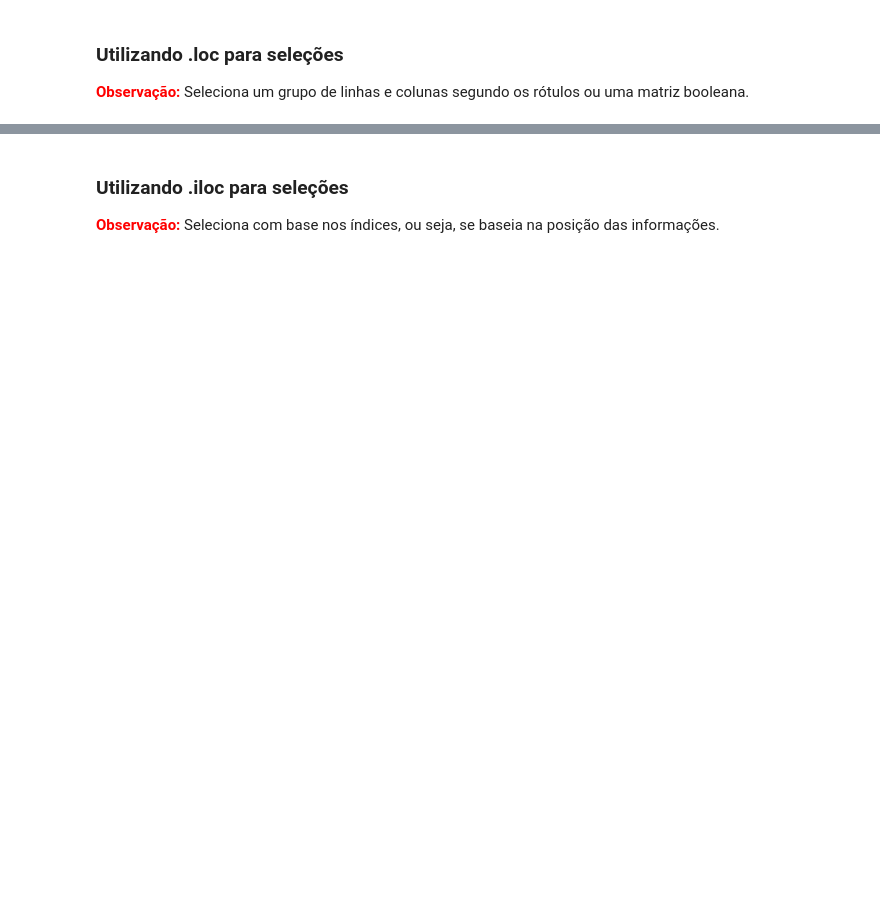
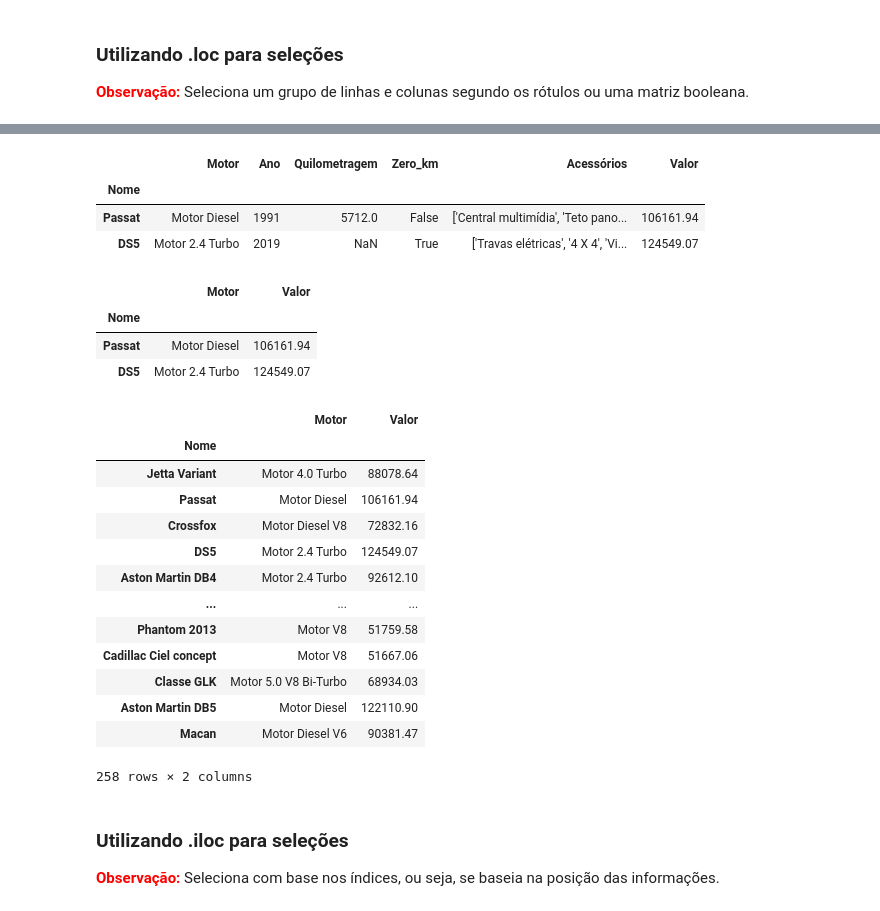
Before and after one commit to FabiadS/Python-para-Data-Science, a Jupyter notebook: Python para Data Science funções, pacotes e pandas/Python_para_Data_Science_Pandas.ipynb, the cells around one changed output, grey strips where cells are left out. Saved outputs shown, nothing was run; the diff lists cells and outputs as text; code cells hidden in the pictures; blank space fills up the shorter version.

```diff
--- a/Python para Data Science funções, pacotes e pandas/Python_para_Data_Science_Pandas.ipynb
+++ b/Python para Data Science funções, pacotes e pandas/Python_para_Data_Science_Pandas.ipynb
@@ -840,3 +900,36 @@ dataset
+# %%
+dataset.loc[['Passat','DS5']]
+# %% [output]
+|  | Motor | Ano | Quilometragem | Zero_km | Acessórios | Valor |
+| Nome |  |  |  |  |  |  |
+| Passat | Motor Diesel | 1991 | 5712.0 | False | ['Central multimídia', 'Teto pano... | 106161.94 |
+| DS5 | Motor 2.4 Turbo | 2019 | NaN | True | ['Travas elétricas', '4 X 4', 'Vi... | 124549.07 |
+# %%
+#primeiro passa as linhas e depois as colunas
+dataset.loc[['Passat','DS5'], ['Motor', 'Valor']]
+# %% [output]
+|  | Motor | Valor |
+| Nome |  |  |
+| Passat | Motor Diesel | 106161.94 |
+| DS5 | Motor 2.4 Turbo | 124549.07 |
+# %%
+# mostra todas as linhas
+dataset.loc[:, ['Motor', 'Valor']]
+# %% [output]
+|  | Motor | Valor |
+| Nome |  |  |
+| Jetta Variant | Motor 4.0 Turbo | 88078.64 |
+| Passat | Motor Diesel | 106161.94 |
+| Crossfox | Motor Diesel V8 | 72832.16 |
+| DS5 | Motor 2.4 Turbo | 124549.07 |
+| Aston Martin DB4 | Motor 2.4 Turbo | 92612.10 |
+| ... | ... | ... |
+| Phantom 2013 | Motor V8 | 51759.58 |
+| Cadillac Ciel concept | Motor V8 | 51667.06 |
+| Classe GLK | Motor 5.0 V8 Bi-Turbo | 68934.03 |
+| Aston Martin DB5 | Motor Diesel | 122110.90 |
+| Macan | Motor Diesel V6 | 90381.47 |
+258 rows × 2 columns
 # %% [markdown]
 ### Utilizando .iloc para seleções
 
```
Also changed, not shown: parts of 12 cells of this notebook.
